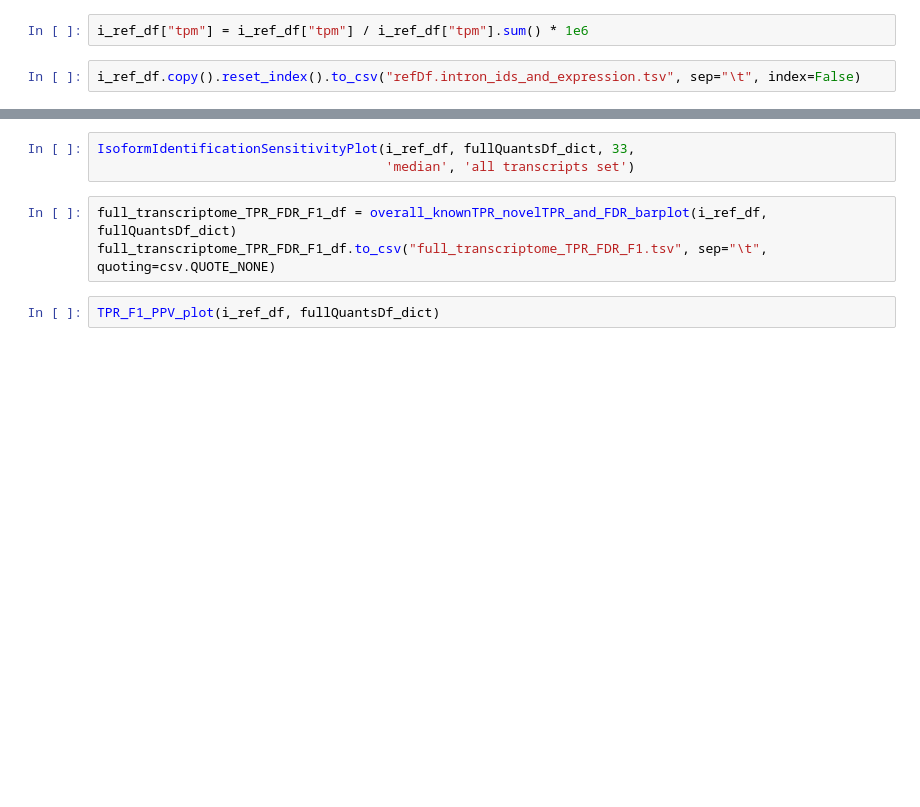
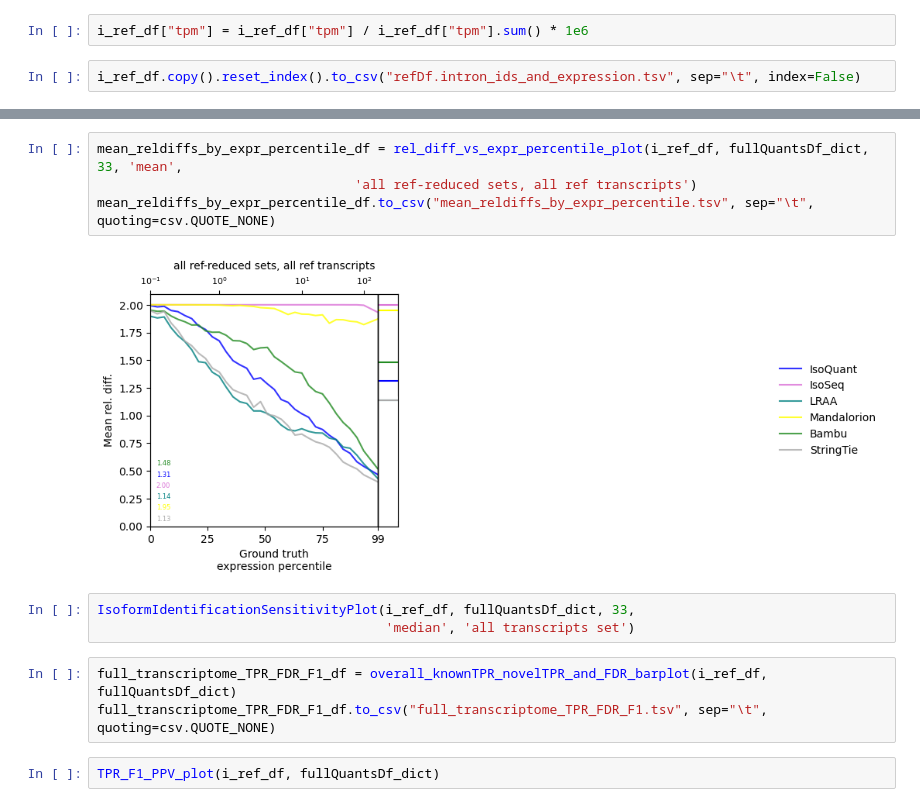
Before and after one commit to MethodsDev/iso-reconstruct-benchmark2, a Jupyter notebook: Isosceles_bmarking_routines/template_notebooks/template.denovo.ipynb, the cells around one changed output, grey strips where cells are left out. Saved outputs shown, nothing was run; the diff lists cells and outputs as text; blank space fills up the shorter version.

```diff
--- a/Isosceles_bmarking_routines/template_notebooks/template.denovo.ipynb
+++ b/Isosceles_bmarking_routines/template_notebooks/template.denovo.ipynb
@@ -115,3 +205,9 @@ rel_diff_vs_expr_percentile_plot(i_ref_df, fullQuantsDf_dict, 33, 'median',
+# %%
+mean_reldiffs_by_expr_percentile_df = rel_diff_vs_expr_percentile_plot(i_ref_df, fullQuantsDf_dict, 33, 'mean',
+                                 'all ref-reduced sets, all ref transcripts')
+mean_reldiffs_by_expr_percentile_df.to_csv("mean_reldiffs_by_expr_percentile.tsv", sep="\t", quoting=csv.QUOTE_NONE)
+# %% [output]
+[figure, added]
 # %%
 IsoformIdentificationSensitivityPlot(i_ref_df, fullQuantsDf_dict, 33,
                                      'median', 'all transcripts set')
```
Also changed, not shown: parts of 10 cells of this notebook, 1 other file.
